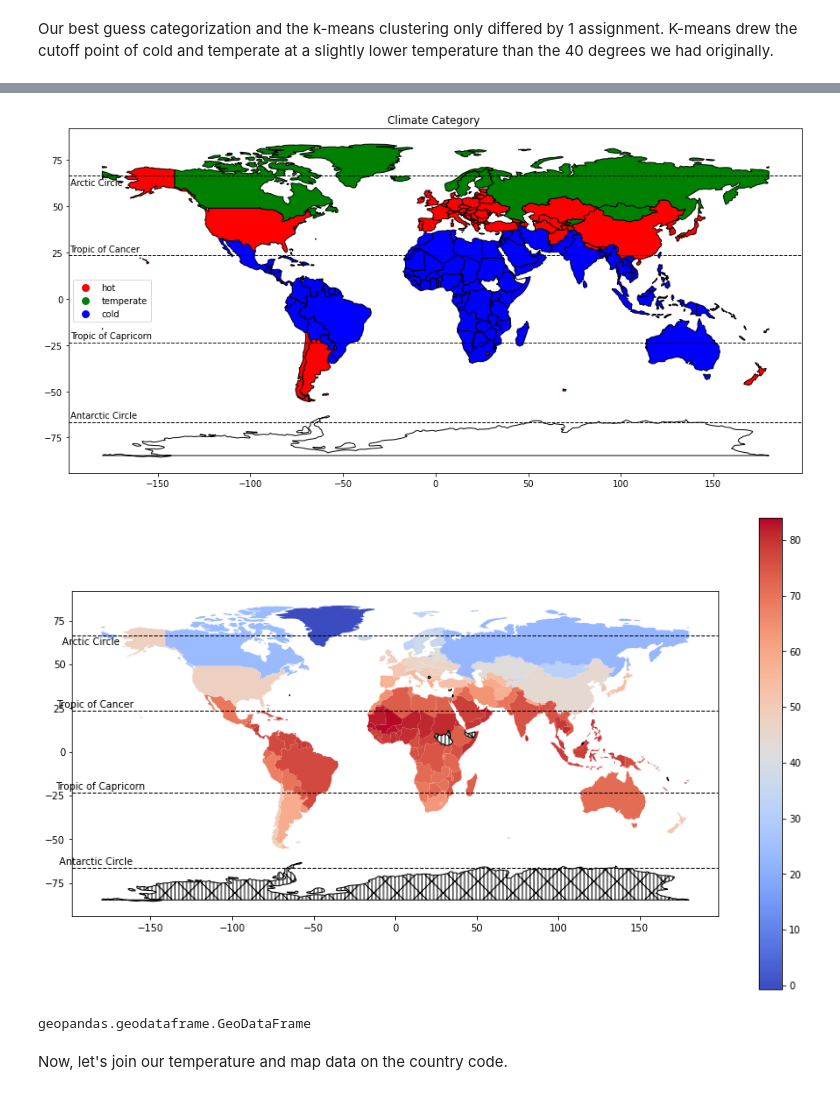
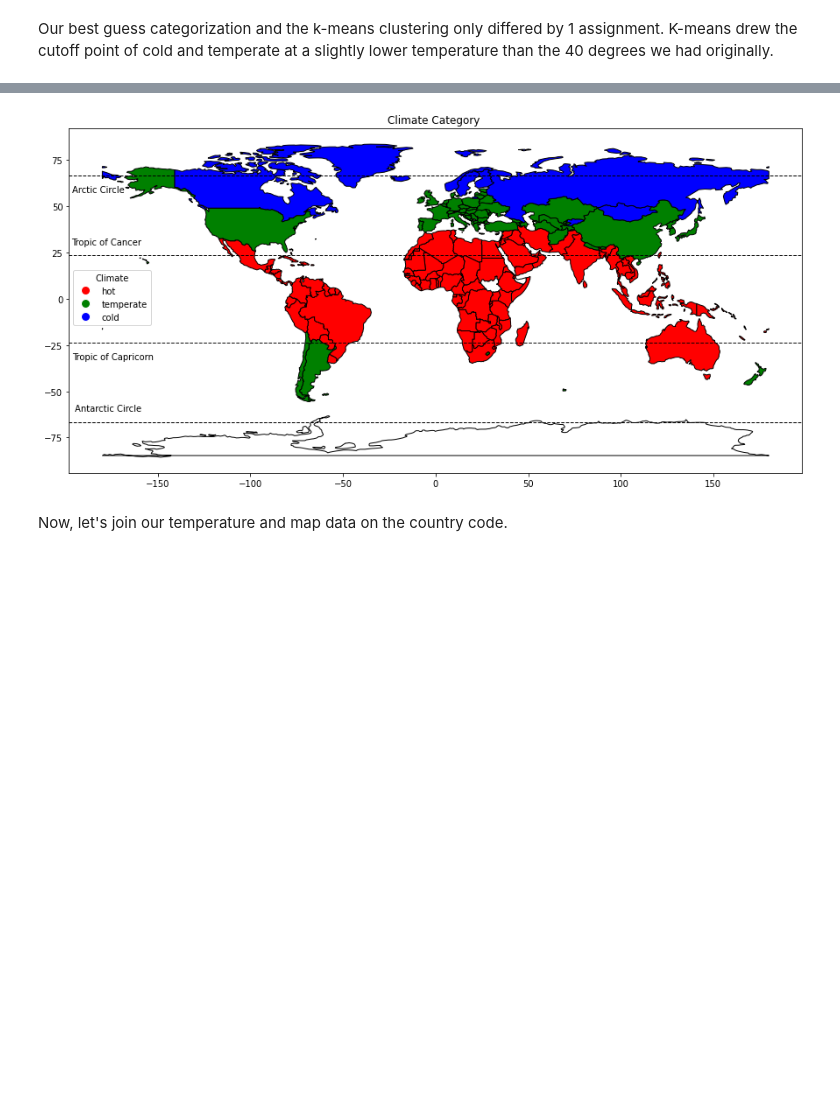
Before and after one commit to speedytmark/Draft_Project, a Jupyter notebook: TMark_ESullivan_4447_Final_Project_Olympics.ipynb, the cells around one changed output, grey strips where cells are left out. Drawn from its saved outputs; the diff is of its cells as text; code cells hidden in the pictures; blank space fills up the shorter version.

```diff
--- a/TMark_ESullivan_4447_Final_Project_Olympics.ipynb
+++ b/TMark_ESullivan_4447_Final_Project_Olympics.ipynb
@@ -1167,6 +1182,6 @@ climate2[climate2.index.str.contains('Island')]
 # %%
 old=['United States','Bahamas','Congo','Congo (Democratic Republic Of The)','Côte D\'Ivoire','Tanzania','Burma','Serbia','Bosnia And Herzegovina','French Southern And Antarctic Lands','Trinidad And Tobago','Falkland Islands (Islas Malvinas)','Timor Leste']
 new=['United States of America','The Bahamas','Republic of the Congo','Democratic Republic of the Congo','Ivory Coast','United Republic of Tanzania','Myanmar','Republic of Serbia','Bosnia and Herzegovina','French Southern and Antarctic Lands','Trinidad and Tobago','Falkland Islands','East Timor']
-climate3=climate2.reset_index()
-climate3['Country'].replace(old,new, inplace=True)
-climate3
+climate2=climate2.reset_index()
+climate2['Country'].replace(old,new, inplace=True)
+#climate2
@@ -1187,9 +1190,8 @@ climate3
 # %%
-countries_df_cleaned=pd.merge(countries_geo, climate3, how='left', left_on='name', right_on='Country')
+countries_df_cleaned=pd.merge(countries_geo, climate2, how='outer', left_on='name', right_on='Country')
 
 fig3, ax3 = plt.subplots(figsize=(15, 9), alpha=0.5, edgecolor='k')
-countries_df_cleaned.plot(column='climate',
-               linewidth=1,
+countries_df_cleaned.plot(linewidth=1,
                legend=True,
                edgecolor='k',
                color=countries_df_cleaned['climate'].map(temp_palette),
@@ -1200,7 +1204,2 @@ plt.show()
 # %%
 countries_df_cleaned[countries_df_cleaned['climate'].isnull()]
-
-# Strip Leading and Trailing Spaces
-countries_df_cleaned['id'] = countries_df_cleaned['id'].str.strip()
-countries_df_cleaned['name'] = countries_df_cleaned['name'].str.strip()
-countries_df_cleaned['Country'] = countries_df_cleaned['Country'].str.strip()
@@ -1224,71 +1266,35 @@ Let's add reference lines for the Tropic of Cancer, Tropic of Capricorn, the Arc
 # %%
 # Categories
 fig3, ax3 = plt.subplots(figsize=(15, 9), alpha=0.5, edgecolor='k')
-countries_plot = countries_df_cleaned.plot(column='climate',
-                                          linewidth=1,
+countries_plot = countries_df_cleaned.plot(linewidth=1,
                                           legend=True,
                                           edgecolor='k',
                                           color=countries_df_cleaned['climate'].map(temp_palette),
                                           ax=ax3)
 
 # Adding reference lines for the Tropic of Cancer and the Tropic of Capricorn
 ax3.axhline(y=23.5, color='black', linestyle='--', linewidth=1)  # Tropic of Cancer
 ax3.axhline(y=-23.5, color='black', linestyle='--', linewidth=1)  # Tropic of Capricorn
 # Adding reference lines for the Arctic Circle and the Antarctic Circle
 ax3.axhline(y=66.5, color='black', linestyle='--', linewidth=1)  # Arctic Circle
 ax3.axhline(y=-66.5, color='black', linestyle='--', linewidth=1)  # Antarctic Circle
 
 # Adding labels for the tropic lines and the arctic circle lines on the right side of the map
 max_x = countries_df_cleaned.total_bounds[0]  # Get the maximum x-coordinate of the map
-offset = 20  # Adjust the offset for the label position
-ax3.text(max_x + offset, 25.5, 'Tropic of Cancer', ha='right', color='black')
-ax3.text(max_x + offset+7, -21.5, 'Tropic of Capricorn', ha='right', color='black')
-ax3.text(max_x + offset-9, 61.5, 'Arctic Circle', ha='right', color='black')
-ax3.text(max_x + offset-1, -64.5, 'Antarctic Circle', ha='right', color='black')
+ax3.text(min_x + 21, 29.5, 'Tropic of Cancer', ha='right', color='black')
+ax3.text(min_x + 28, -32.5, 'Tropic of Capricorn', ha='right', color='black')
+ax3.text(min_x + 12, 57.5, 'Arctic Circle', ha='right', color='black')
+ax3.text(min_x + 21, -60.5, 'Antarctic Circle', ha='right', color='black')
 
 
 # Adding a custom legend
 legend_dict = {k: plt.Line2D([0], [0], marker='o', color='w', label=k, markerfacecolor=v, markersize=10) for k, v in temp_palette.items() if not isinstance(k, float)}
 handles = list(legend_dict.values())[::-1]  # Reverse the order of handles
 labels = [h.get_label() for h in handles]
-ax3.legend(handles=handles, labels=labels, loc='center left')
+ax3.legend(handles=handles, labels=labels, loc='center left', title='Climate', bbox_to_anchor=(0,.51))
 plt.title('Climate Category ')
 plt.show()
-
-# Temperature Averages Scale
-fig, ax = plt.subplots(figsize=(15, 9), alpha=0.5, edgecolor='k')
-countries_df_cleaned.plot(column='Avg Temp Fahrenheit',
-               cmap='coolwarm',
-               #edgecolor='k',
-               linewidth=1,
-               legend=True,
-               missing_kwds={'color': 'white',
-                          'edgecolor': 'black',
-                          'hatch': '|\|/|',
-                          'label': 'Missing'},
-               ax=ax)
-
-# Adding reference lines for the Tropic of Cancer and the Tropic of Capricorn
-ax.axhline(y=23.5, color='black', linestyle='--', linewidth=1)  # Tropic of Cancer
-ax.axhline(y=-23.5, color='black', linestyle='--', linewidth=1)  # Tropic of Capricorn
-# Adding reference lines for the Arctic Circle and the Antarctic Circle
-ax.axhline(y=66.5, color='black', linestyle='--', linewidth=1)  # Arctic Circle
-ax.axhline(y=-66.5, color='black', linestyle='--', linewidth=1)  # Antarctic Circle
-
-# Adding labels for the tropic lines and the arctic circle lines on the right side of the map
-max_x = countries_df_cleaned.total_bounds[0]  # Get the maximum x-coordinate of the map
-offset = 20  # Adjust the offset for the label position
-ax.text(max_x + offset, 25.5, 'Tropic of Cancer', ha='right', color='black')
-ax.text(max_x + offset+7, -21.5, 'Tropic of Capricorn', ha='right', color='black')
-ax.text(max_x + offset-9, 61.5, 'Arctic Circle', ha='right', color='black')
-ax.text(max_x + offset-1, -64.5, 'Antarctic Circle', ha='right', color='black')
-
-plt.show()
-
-type(countries_df_cleaned)
 # %% [output]
-[figure, old version]
+[figure, new version]
-[figure, removed]
-geopandas.geodataframe.GeoDataFrame
 # %% [markdown]
 Now, let's join our temperature and map data on the country code.
```
Also changed, not shown: parts of 45 cells of this notebook, 1 other file.
